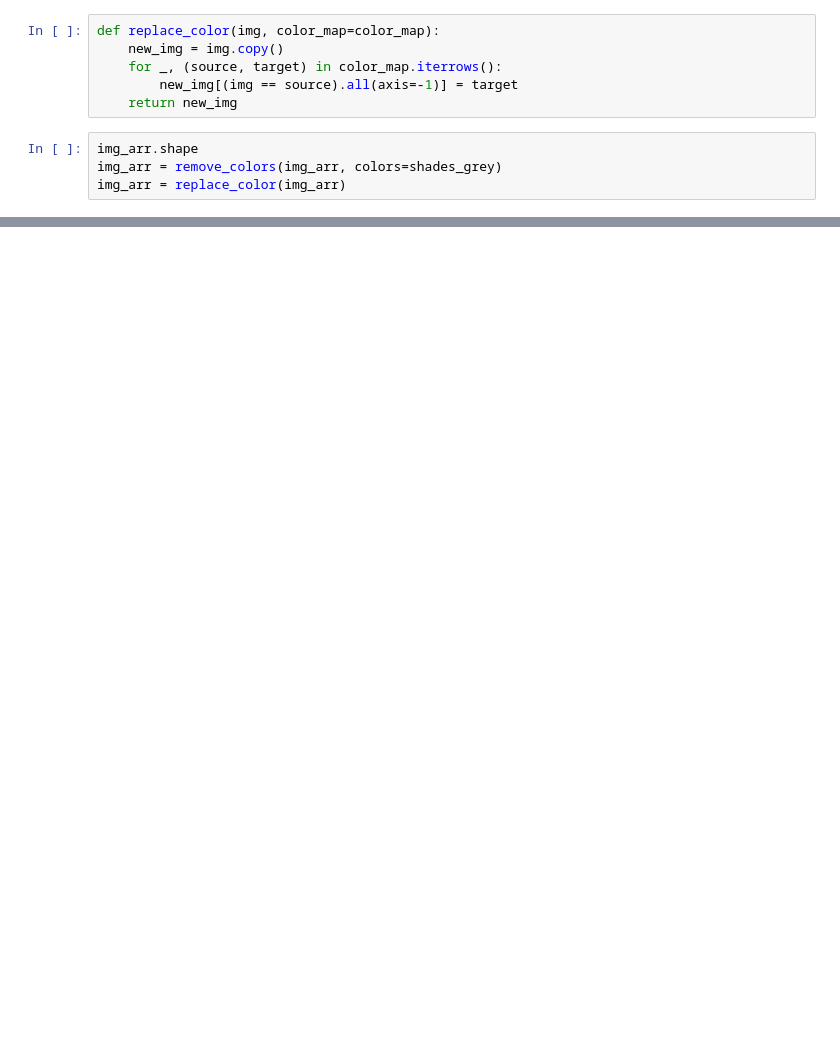
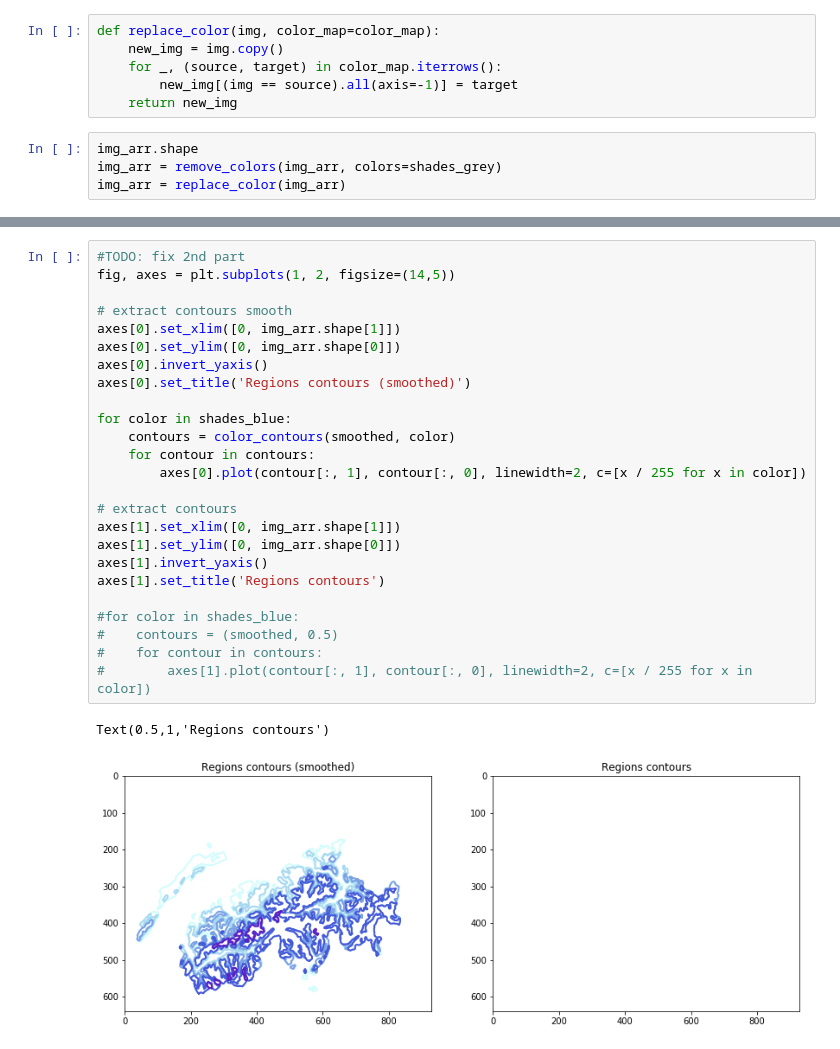
Before and after one commit to swiss-avalanches/swiss-avalanches.github.io, a Jupyter notebook: notebooks/snow_maps.ipynb, the cells around one changed output, grey strips where cells are left out. Cells and saved outputs as stored; diff of their text form; blank space fills up the shorter version.

```diff
--- a/notebooks/snow_maps.ipynb
+++ b/notebooks/snow_maps.ipynb
@@ -272,0 +257,28 @@ for color in shades_blue:
+# %%
+#TODO: fix 2nd part
+fig, axes = plt.subplots(1, 2, figsize=(14,5))
+
+# extract contours smooth
+axes[0].set_xlim([0, img_arr.shape[1]])
+axes[0].set_ylim([0, img_arr.shape[0]])
+axes[0].invert_yaxis()
+axes[0].set_title('Regions contours (smoothed)')
+
+for color in shades_blue:
+    contours = color_contours(smoothed, color)
+    for contour in contours:
+        axes[0].plot(contour[:, 1], contour[:, 0], linewidth=2, c=[x / 255 for x in color])
+
+# extract contours
+axes[1].set_xlim([0, img_arr.shape[1]])
+axes[1].set_ylim([0, img_arr.shape[0]])
+axes[1].invert_yaxis()
+axes[1].set_title('Regions contours')
+
+#for color in shades_blue:
+#    contours = (smoothed, 0.5)
+#    for contour in contours:
+#        axes[1].plot(contour[:, 1], contour[:, 0], linewidth=2, c=[x / 255 for x in color])
+# %% [output]
+Text(0.5,1,'Regions contours')
+[figure, added]
```
Also changed, not shown: parts of 15 cells of this notebook, 3 other files.
